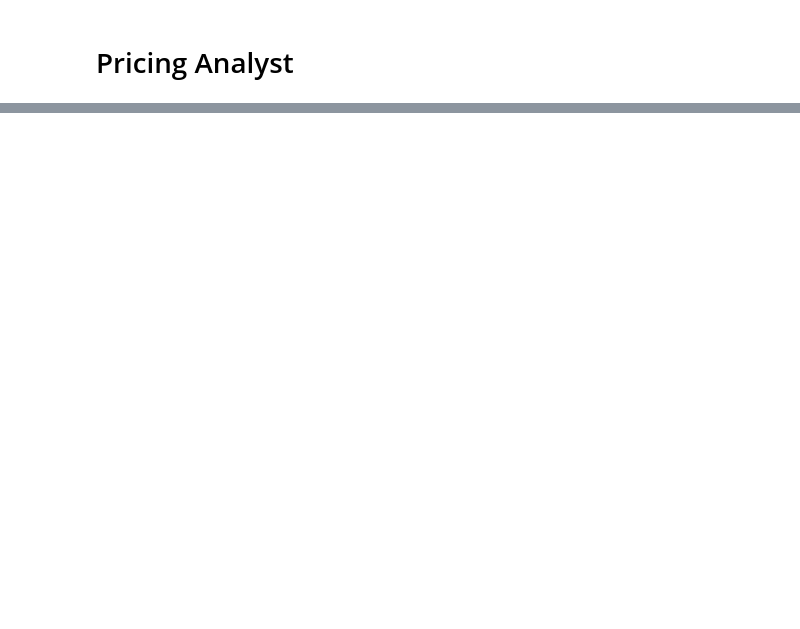
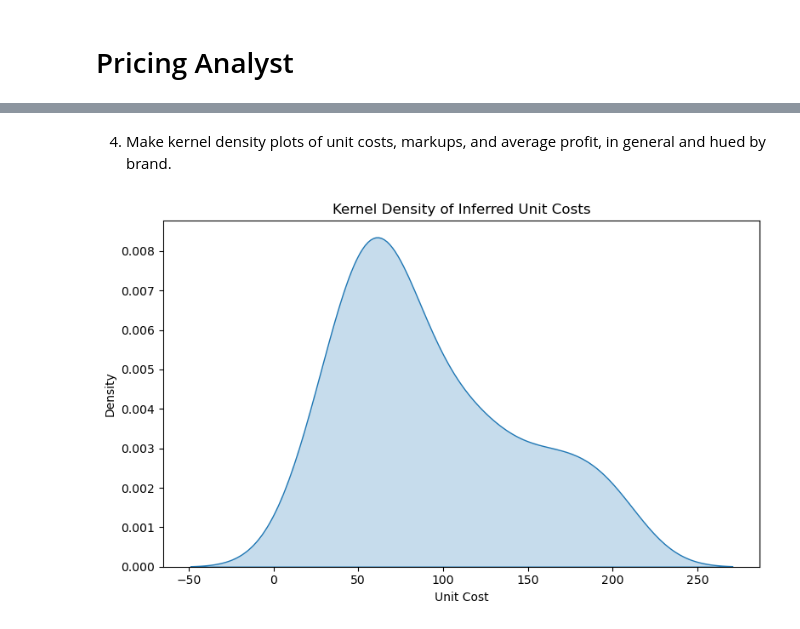
Before and after one commit to nathan4luu/DS-3001-Project-2, a Jupyter notebook: deliverables/pricing-analyst.ipynb, the cells around one changed output, grey strips where cells are left out. Saved outputs shown, nothing was run; the diff lists cells and outputs as text; code cells hidden in the pictures; blank space fills up the shorter version.

```diff
--- a/deliverables/pricing-analyst.ipynb
+++ b/deliverables/pricing-analyst.ipynb
@@ -39,0 +30,30 @@ This part of the work is the **pricing analyst** or **applied economist** role:
+# %%
+import pandas as pd
+import numpy as np
+import statsmodels.formula.api as smf
+import matplotlib.pyplot as plt
+import seaborn as sns
+df = pd.read_csv("../data/air_fryers_clean_brand_year.csv")
+
+# i used log_brand_share as the demand outcome
+demand_model = smf.ols("""
+    log_brand_share ~ avg_price
+    + avg_rating
+    + compact_share
+    + dual_basket_share
+    + oven_style_share
+    + rotisserie_share
+    + window_share
+    + C(brand)
+    + C(year)
+    """,data=df).fit()
+
+print(demand_model.summary())
+price_coeff = demand_model.params["avg_price"]
+print("Estimated price coefficient:", price_coeff)
+print("It is negative so we can continue")
+df["demand_slope"] = price_coeff * df["brand_share"] * (1 - df["brand_share"])
+df["unit_cost"] = df["avg_price"] + df["brand_share"] / df["demand_slope"]
+df["markup"] = df["avg_price"] - df["unit_cost"]
+df["average_profit"] = df["brand_share"] * df["markup"]
+df[["year","brand","avg_price","brand_share","demand_slope","unit_cost","markup", "average_profit",]].head()
@@ -39,0 +156,11 @@ This part of the work is the **pricing analyst** or **applied economist** role:
+# %% [markdown]
+4. Make kernel density plots of unit costs, markups, and average profit, in general and hued by brand.
+# %%
+plt.figure(figsize=(8, 5))
+sns.kdeplot(data=df, x="unit_cost", fill=True)
+plt.title("Kernel Density of Inferred Unit Costs")
+plt.xlabel("Unit Cost")
+plt.tight_layout()
+plt.show()
+# %% [output]
+[figure, added]
```
Also changed, not shown: parts of 16 cells of this notebook.
